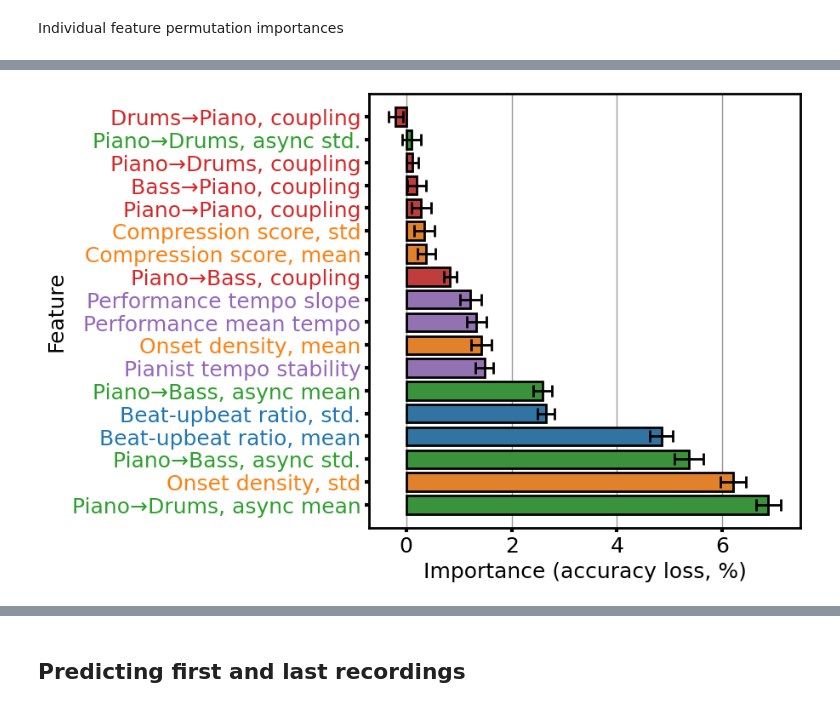
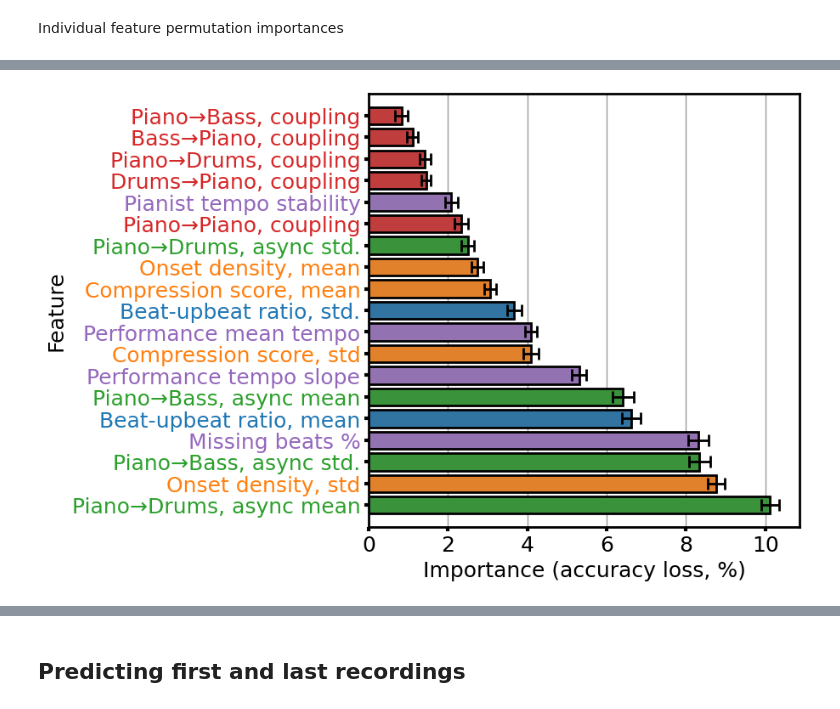
Before and after one commit to HuwCheston/Jazz-Trio-Database, a Jupyter notebook: notebooks/prediction/0.1-cheston-prediction-rhythmic-features.ipynb, the cells around one changed output, grey strips where cells are left out. Saved outputs shown, nothing was run; the diff lists cells and outputs as text; code cells hidden in the pictures.

Commit message:
Updated prediction and plotting code to use missing beats feature

```diff
--- a/notebooks/prediction/0.1-cheston-prediction-rhythmic-features.ipynb
+++ b/notebooks/prediction/0.1-cheston-prediction-rhythmic-features.ipynb
@@ -63,7 +63,7 @@ PREDICTORS_CATEGORIES = {
     'Complexity': ['lz77_mean', 'lz77_std', 'n_onsets_mean', 'n_onsets_std'],
     'Feel': ['bass_prop_async_nanmean', 'drums_prop_async_nanmean', 'bass_prop_async_nanstd', 'drums_prop_async_nanstd'],
     'Interaction': ['self_coupling', 'coupling_drums', 'coupling_bass', 'coupling_piano_drums', 'coupling_piano_bass'],
-    'Tempo': ['rolling_std_median', 'tempo', 'tempo_slope',]
+    'Tempo': ['rolling_std_median', 'tempo', 'tempo_slope', 'missing_beats_perc']
 }
 PREDICTORS = [it for sl in list(PREDICTORS_CATEGORIES.values()) for it in sl]
 # %%
@@ -103,13 +103,15 @@ def process_track(track: OnsetMaker) -> dict:
     downbeats = track.ons['downbeats_auto']
     # These are the beat timestamps from the matched onsets
     band_beats = get_beats_from_matched_onsets(track.summary_dict)
-    # The tempo and time signature of the track
-    tempo = (60 / band_beats.diff()).mean()
-    time_signature = track.item['time_signature']
     # Subset to get my onsets and partner onsets as separate dataframes
     my_onsets = track.ons[EXOG_INS]
     my_beats = summary_dict[EXOG_INS]
     their_beats = summary_dict[[i for i in utils.INSTRUMENTS_TO_PERFORMER_ROLES.keys() if i != EXOG_INS]]
+    # The tempo and time signature of the track
+    tempo = (60 / band_beats.diff()).mean()
+    time_signature = track.item['time_signature']
+    # The percentage of beats that are missing for this musician
+    missing_beats_perc = 1 - (len(my_beats.dropna()) / len(summary_dict))
     # BEAT-UPBEAT RATIO
     bur = get_feature_data(
         BeatUpbeatRatio, ['bur_log_mean', 'bur_log_std', 'bur_log_count_nonzero'],
@@ -151,7 +153,7 @@ def process_track(track: OnsetMaker) -> dict:
         my_onsets=my_beats, downbeats=downbeats, bar_period=4
     )
     # Return a single dictionary that combines the summary dictionary for all the features
-    return dict(**track.item, **bur, **pc, **pcb, **pcd, **pa, **ioi, **ts, **tstab, tempo_man=tempo)
+    return dict(**track.item, **bur, **pc, **pcb, **pcd, **pa, **ioi, **ts, **tstab, tempo_man=tempo, missing_beats_perc=missing_beats_perc)
 # %% [markdown]
 Now, we extract features from all tracks in parallel (should take < 5 minutes)
 # %%
@@ -587,13 +609,20 @@ best_params['max_depth'] = int(best_params['max_depth'])
 # %% [markdown]
 So the optimization process doesn't have to be re-run each time, the final parameter set is hard coded below:
 # %%
-BEST_PARAMS_RAND = {
-    'n_estimators': 626,
-    'max_features': 'sqrt',
-    'max_depth': 36,
-    'min_samples_split': 6,
-    'min_samples_leaf': 1,
-    'bootstrap': True
+# BEST_PARAMS_RAND = {
+#     'n_estimators': 626,
+#     'max_features': 'sqrt',
+#     'max_depth': 36,
+#     'min_samples_split': 6,
+#     'min_samples_leaf': 1,
+#     'bootstrap': True
+# }
+BEST_PARAMS_RAND = {'n_estimators': 114,
+ 'max_features': 'log2',
+ 'max_depth': 86,
+ 'min_samples_split': 5,
+ 'min_samples_leaf': 1,
+ 'bootstrap': True
 }
 # %% [markdown]
 ### Fit the optimized model and get accuracy
@@ -754,5 +798,6 @@ Individual feature permutation importances
 # %%
-BarPlotFeatureImportances(rf_init.importances).create_plot()
+bp = BarPlotFeatureImportances(rf_opt.importances)
+bp.create_plot()
 plt.show()
 # %% [output]
-[figure, old version]
+[figure, new version]
```
Also changed, not shown: parts of 42 cells of this notebook, 1 other file.
